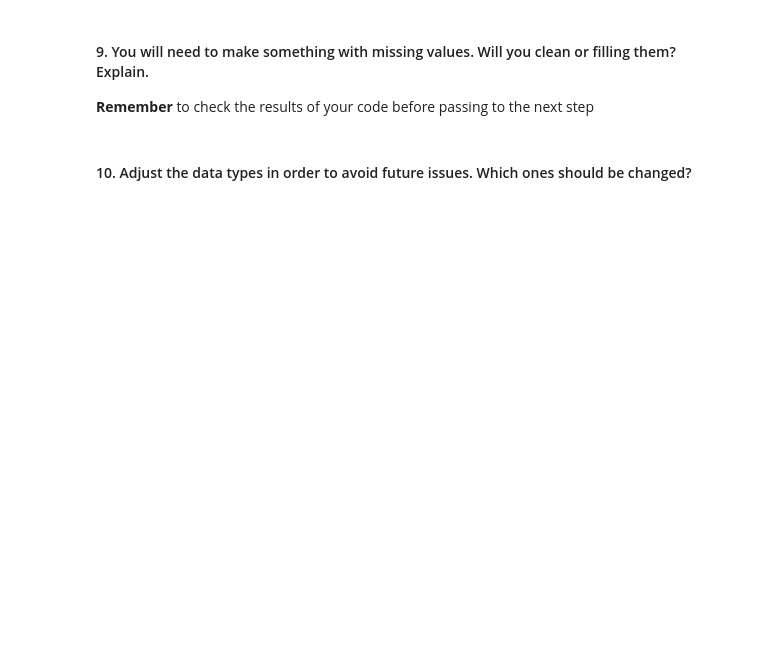
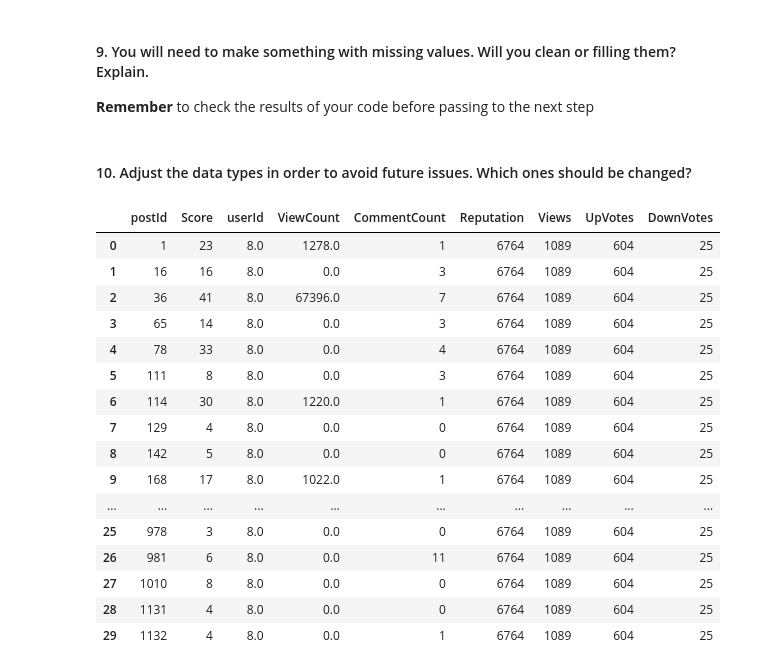
Before and after one commit to ta-data-lis/lab-data-cleaning, a Jupyter notebook: your-code/main.ipynb, the cells around one changed output. Cells and saved outputs as stored; diff of their text form; code cells hidden in the pictures; blank space fills up the shorter version.

Commit message:
Missing Q.9 and probably Q.10

```diff
--- a/your-code/main.ipynb
+++ b/your-code/main.ipynb
@@ -23,2 +141,25 @@ You will need to make a [merge](https://pandas.pydata.org/pandas-docs/stable/gen
 # %% [markdown]
 #### 10. Adjust the data types in order to avoid future issues. Which ones should be changed?
+# %%
+# Replaced with 0, probably not enough...
+
+filled_with_0 = users_posts.fillna(0)
+filled_with_0.head(30)
+# %% [output]
+|  | postId | Score | userId | ViewCount | CommentCount | Reputation | Views | UpVotes | DownVotes |
+| 0 | 1 | 23 | 8.0 | 1278.0 | 1 | 6764 | 1089 | 604 | 25 |
+| 1 | 16 | 16 | 8.0 | 0.0 | 3 | 6764 | 1089 | 604 | 25 |
+| 2 | 36 | 41 | 8.0 | 67396.0 | 7 | 6764 | 1089 | 604 | 25 |
+| 3 | 65 | 14 | 8.0 | 0.0 | 3 | 6764 | 1089 | 604 | 25 |
+| 4 | 78 | 33 | 8.0 | 0.0 | 4 | 6764 | 1089 | 604 | 25 |
+| 5 | 111 | 8 | 8.0 | 0.0 | 3 | 6764 | 1089 | 604 | 25 |
+| 6 | 114 | 30 | 8.0 | 1220.0 | 1 | 6764 | 1089 | 604 | 25 |
+| 7 | 129 | 4 | 8.0 | 0.0 | 0 | 6764 | 1089 | 604 | 25 |
+| 8 | 142 | 5 | 8.0 | 0.0 | 0 | 6764 | 1089 | 604 | 25 |
+| 9 | 168 | 17 | 8.0 | 1022.0 | 1 | 6764 | 1089 | 604 | 25 |
+| ... | ... | ... | ... | ... | ... | ... | ... | ... | ... |
+| 25 | 978 | 3 | 8.0 | 0.0 | 0 | 6764 | 1089 | 604 | 25 |
+| 26 | 981 | 6 | 8.0 | 0.0 | 11 | 6764 | 1089 | 604 | 25 |
+| 27 | 1010 | 8 | 8.0 | 0.0 | 0 | 6764 | 1089 | 604 | 25 |
+| 28 | 1131 | 4 | 8.0 | 0.0 | 0 | 6764 | 1089 | 604 | 25 |
+| 29 | 1132 | 4 | 8.0 | 0.0 | 1 | 6764 | 1089 | 604 | 25 |
```
Also changed, not shown: parts of 10 cells of this notebook.
